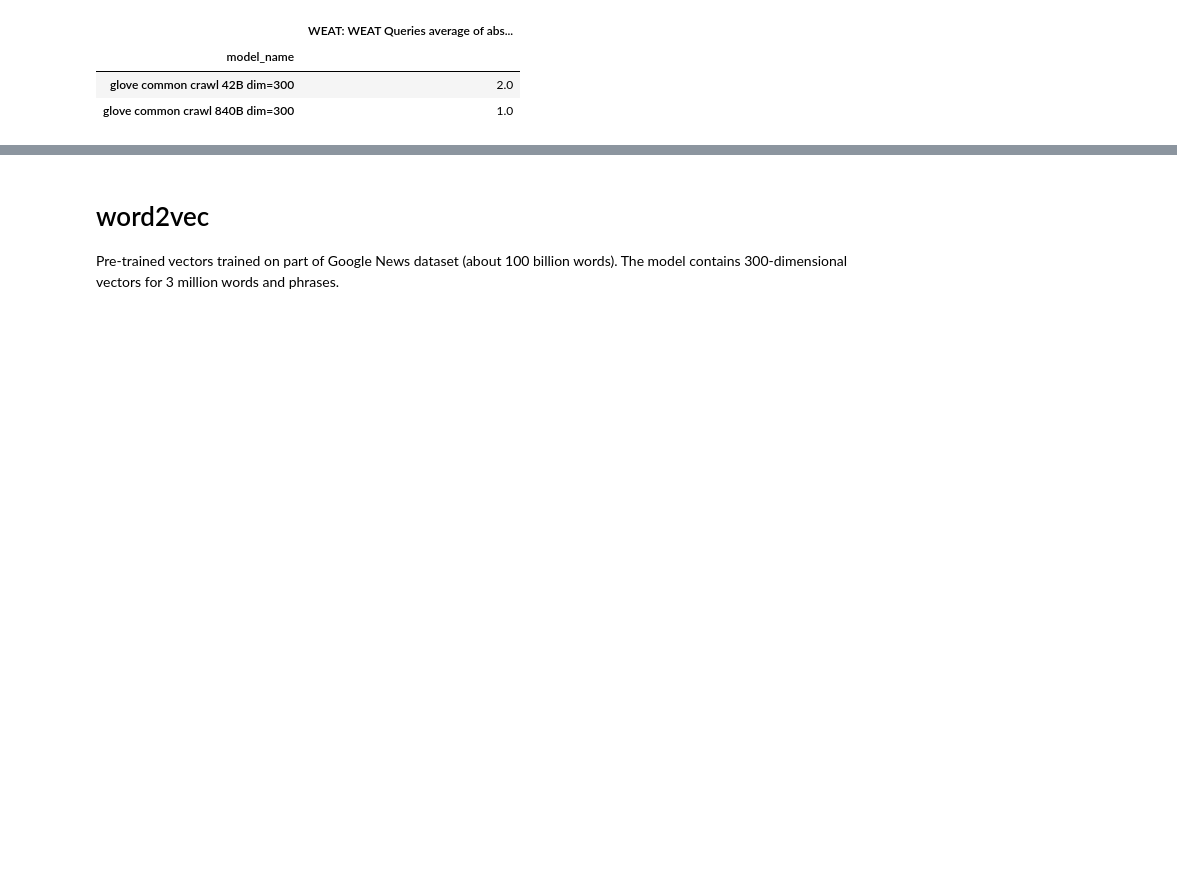
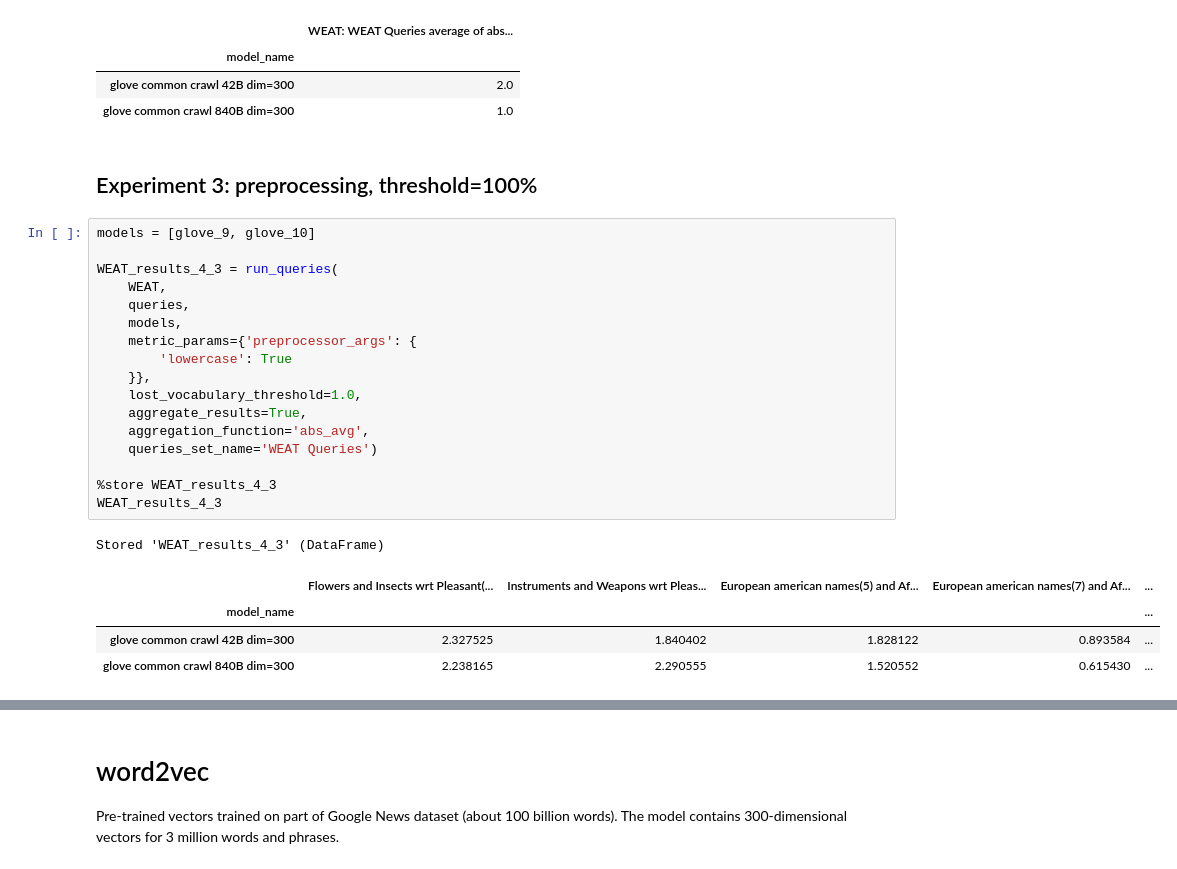
Before and after one commit to EmeraldaSesari/FEmpStudyofPWE, a Jupyter notebook: WEAT.ipynb, the cells around one changed output, grey strips where cells are left out. Drawn from its saved outputs; the diff is of its cells as text; blank space fills up the shorter version.

```diff
--- a/WEAT.ipynb
+++ b/WEAT.ipynb
@@ -509,3 +587,28 @@ Stored 'WEAT_ranking_4' (DataFrame)
 | model_name |  |
 | glove common crawl 42B dim=300 | 2.0 |
 | glove common crawl 840B dim=300 | 1.0 |
+# %% [markdown]
+## Experiment 3: preprocessing, threshold=100%
+# %%
+models = [glove_9, glove_10]
+
+WEAT_results_4_3 = run_queries(
+    WEAT,
+    queries,
+    models,
+    metric_params={'preprocessor_args': {
+        'lowercase': True
+    }},
+    lost_vocabulary_threshold=1.0,
+    aggregate_results=True,
+    aggregation_function='abs_avg',
+    queries_set_name='WEAT Queries')
+
+%store WEAT_results_4_3
+WEAT_results_4_3
+# %% [output]
+Stored 'WEAT_results_4_3' (DataFrame)
+|  | Flowers and Insects wrt Pleasant(... | Instruments and Weapons wrt Pleas... | European american names(5) and Af... | European american names(7) and Af... | ... |
+| model_name |  |  |  |  | ... |
+| glove common crawl 42B dim=300 | 2.327525 | 1.840402 | 1.828122 | 0.893584 | ... |
+| glove common crawl 840B dim=300 | 2.238165 | 2.290555 | 1.520552 | 0.615430 | ... |
```
Also changed, not shown: parts of 21 cells of this notebook.
